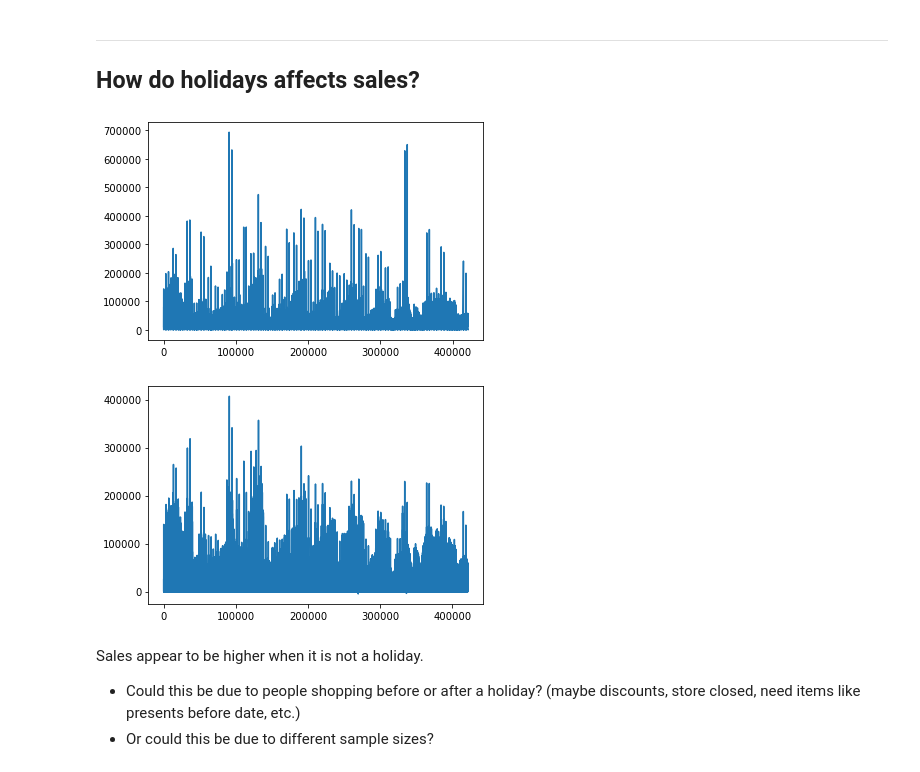
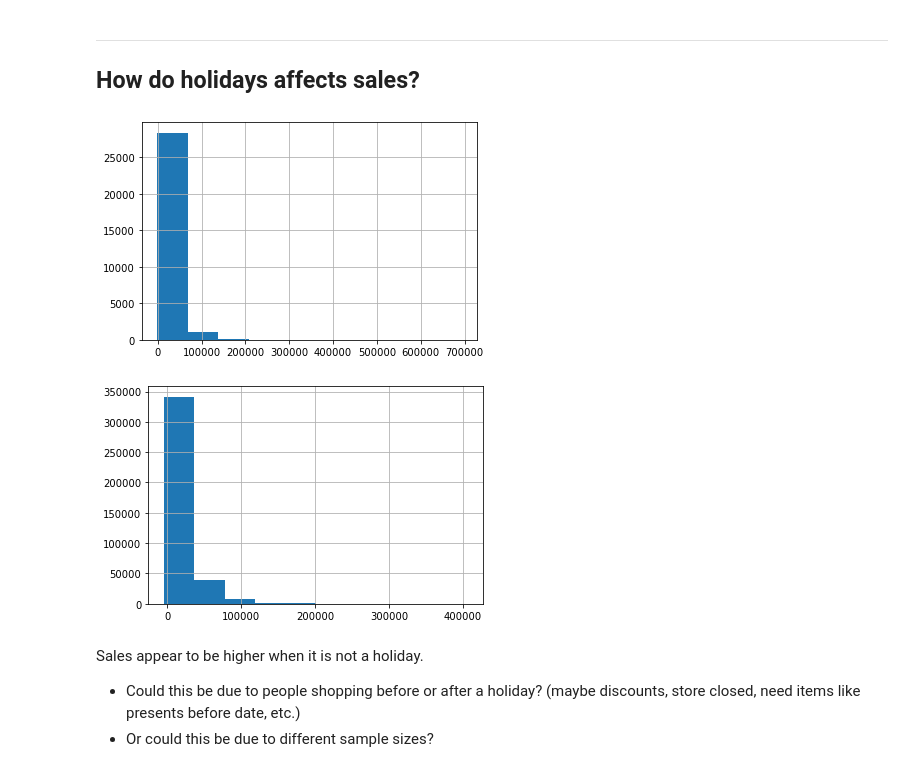
Before and after one commit to joann-balraj/Walmart_Analysis, a Jupyter notebook: Workbook.ipynb, the cells around one changed output. Saved outputs shown, nothing was run; the diff lists cells and outputs as text; code cells hidden in the pictures.

```diff
--- a/Workbook.ipynb
+++ b/Workbook.ipynb
@@ -121,16 +121,16 @@ ____
 holiday = df[df['IsHoliday'] == 1]
 not_holiday = df[df['IsHoliday'] == 0]
 # %%
-holiday.Weekly_Sales.plot();
+holiday.Weekly_Sales.hist();
 # %% [output]
-[figure, old version]
+[figure, new version]
 # %%
 # f, ax = plt.subplots(figsize=(10, 7))
 # sns.countplot(y="Weekly_Sales", data=df, color="c");
 # %%
-not_holiday.Weekly_Sales.plot();
+not_holiday.Weekly_Sales.hist();
 # %% [output]
-[figure, old version]
+[figure, new version]
 # %% [markdown]
 Sales appear to be higher when it is not a holiday.
  - Could this be due to people shopping before or after a holiday? (maybe discounts, store closed, need items like presents before date, etc.)
```
Also changed, not shown: parts of 1 cell of this notebook.
